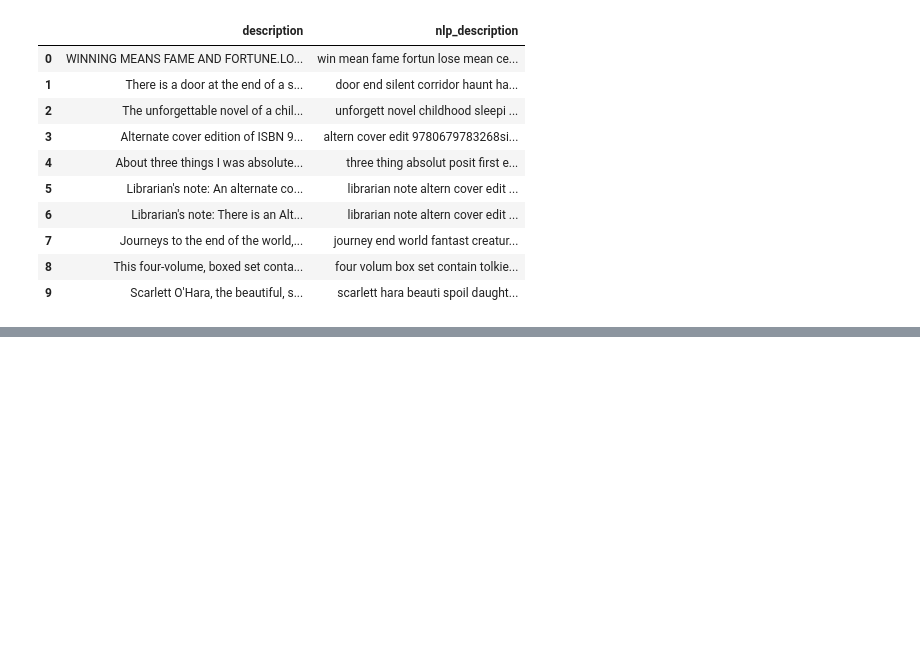
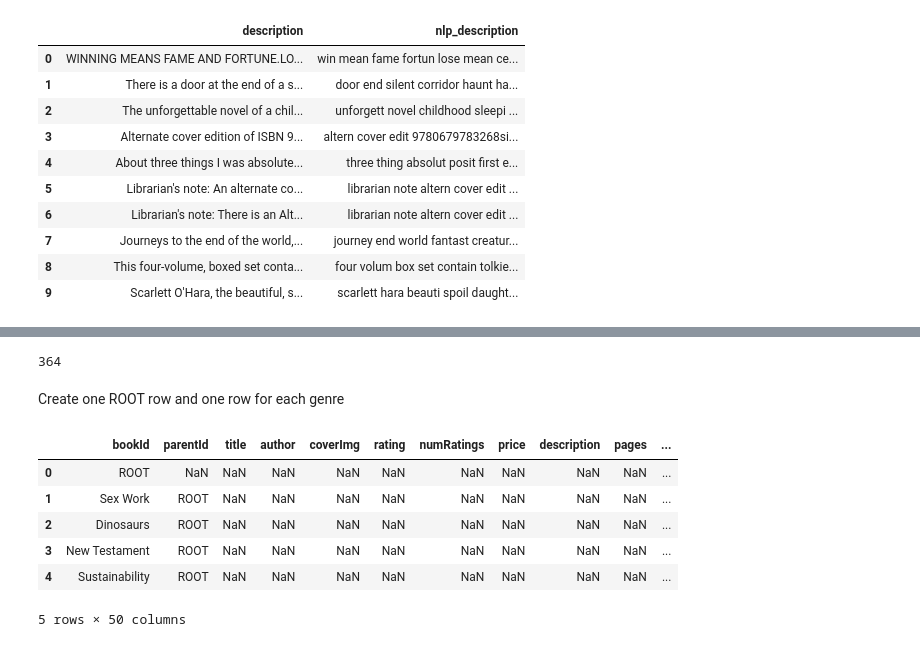
Before and after one commit to com-480-data-visualization/datavis-project-2022-team_philippe, a Jupyter notebook: data_processing.ipynb, the cells around one changed output, grey strips where cells are left out. Cells and saved outputs as stored; diff of their text form; code cells hidden in the pictures; blank space fills up the shorter version.

```diff
--- a/data_processing.ipynb
+++ b/data_processing.ipynb
@@ -409,2 +401,0 @@ from ast import literal_eval
-# %%
-data = pd.read_pickle('../processed_books.pkl')
@@ -524,0 +504,3 @@ similarities.shape
+# %%
+for i, tid in enumerate(tinder_30book_ids):
+    data['sim_'+tid] = similarities[i].tolist()
@@ -524,0 +551,34 @@ similarities.shape
+# %%
+# checking casing has no influence over number of genres
+data['parentId'].str.lower().nunique()
+# %% [output]
+364
+# %% [markdown]
+Create one ROOT row and one row for each genre
+# %%
+def create_row_dict(columns, bookId, parentId):
+    row_dict = {}
+    row_dict['bookId'] = bookId
+    row_dict['parentId'] = parentId
+
+    for col in columns[2:]:
+        row_dict[str(col)] = np.NaN
+
+    return row_dict
+# %%
+to_insert = []
+
+for genre_id in data['parentId'].unique():
+    to_insert.insert(0, create_row_dict(data.columns, str(genre_id), 'ROOT'))
+to_insert.insert(0, create_row_dict(data.columns, 'ROOT', np.NaN))
+# %%
+export_data = pd.concat([pd.DataFrame(to_insert), data], ignore_index=True)
+export_data.head(5)
+# %% [output]
+|  | bookId | parentId | title | author | coverImg | rating | numRatings | price | description | pages | ... |
+| 0 | ROOT | NaN | NaN | NaN | NaN | NaN | NaN | NaN | NaN | NaN | ... |
+| 1 | Sex Work | ROOT | NaN | NaN | NaN | NaN | NaN | NaN | NaN | NaN | ... |
+| 2 | Dinosaurs | ROOT | NaN | NaN | NaN | NaN | NaN | NaN | NaN | NaN | ... |
+| 3 | New Testament | ROOT | NaN | NaN | NaN | NaN | NaN | NaN | NaN | NaN | ... |
+| 4 | Sustainability | ROOT | NaN | NaN | NaN | NaN | NaN | NaN | NaN | NaN | ... |
+5 rows × 50 columns
```
Also changed, not shown: parts of 43 cells of this notebook, 2 other files.
